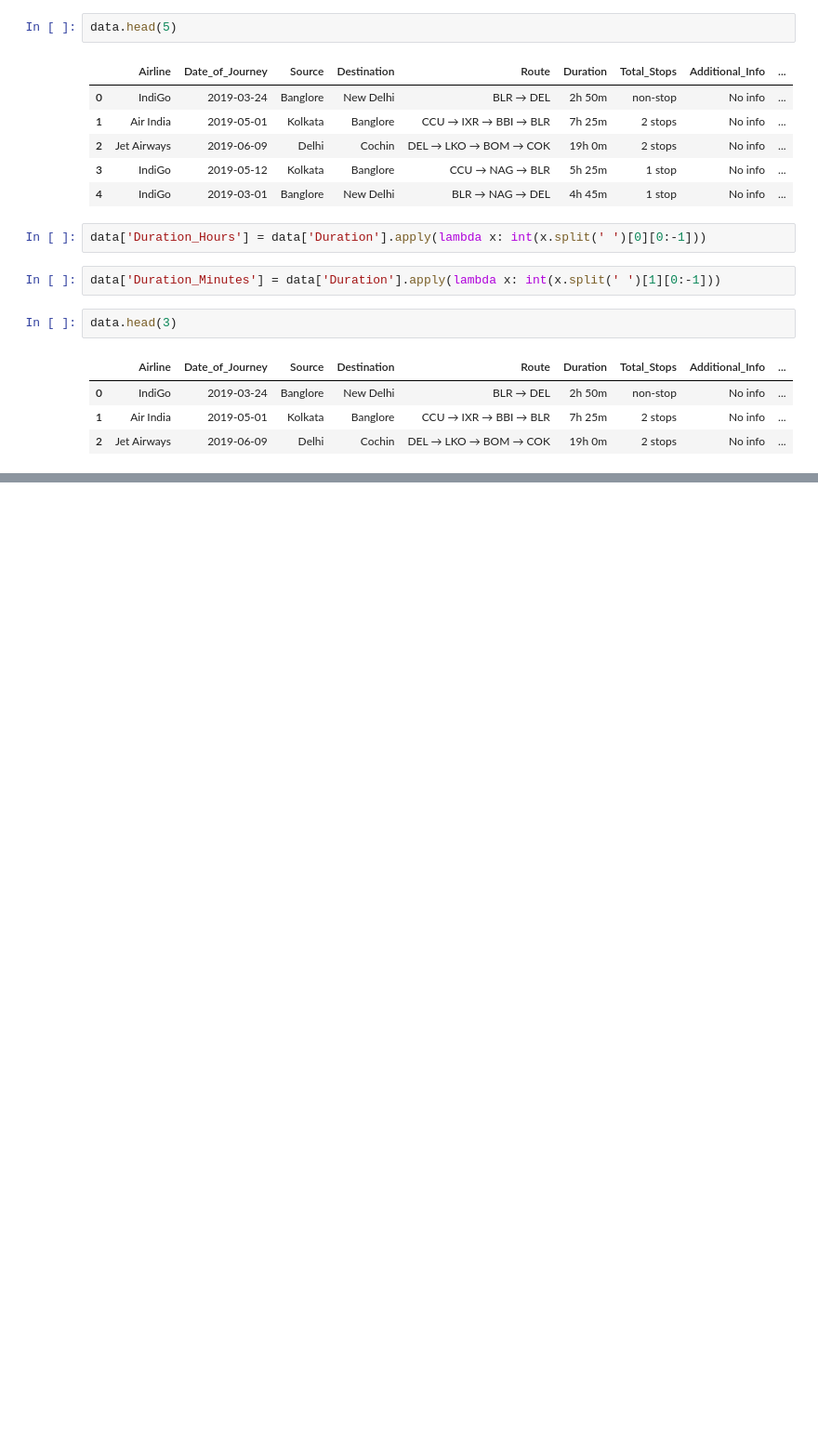
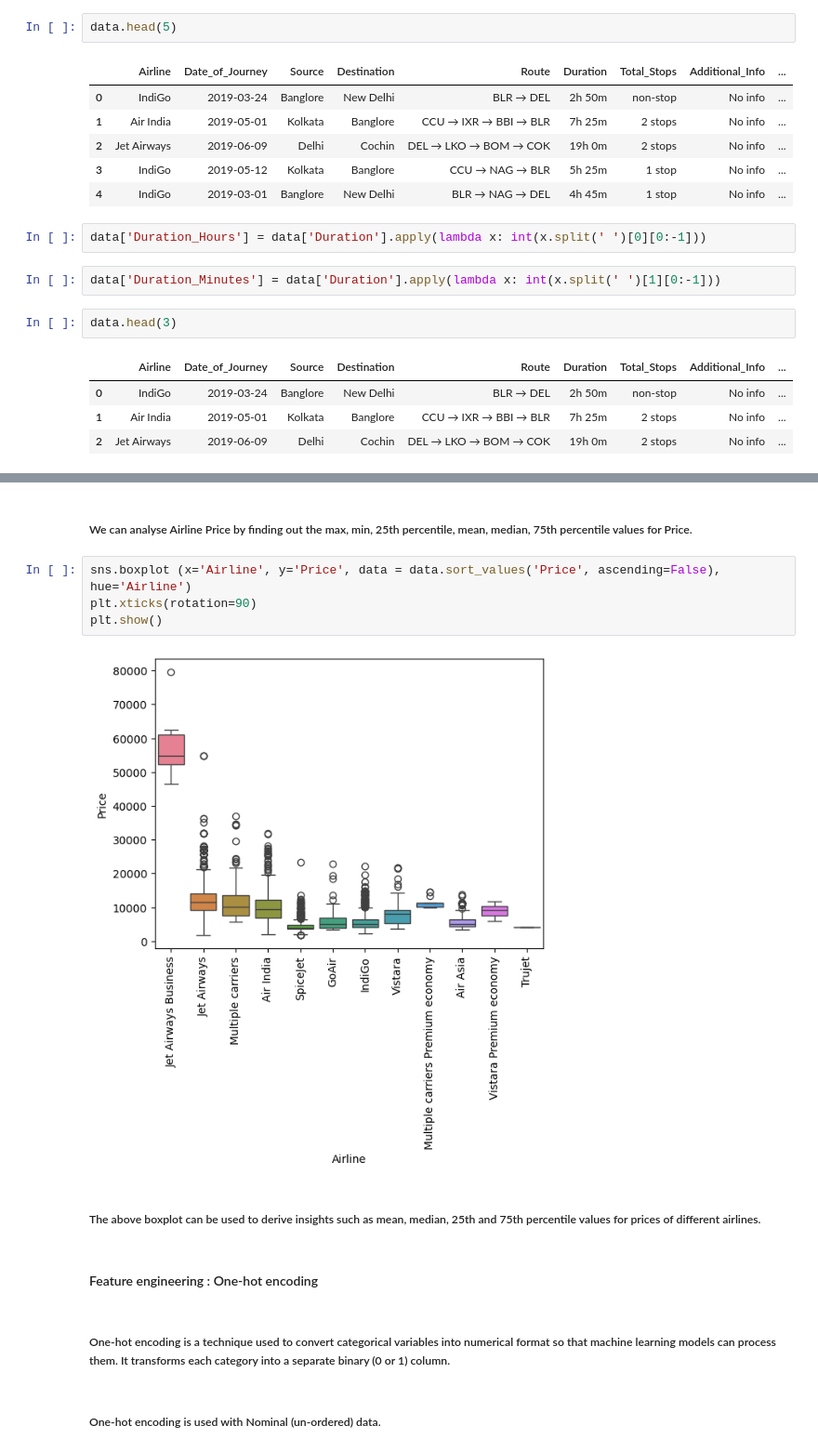
Before and after one commit to vanitiwari/Flight_Price_Prediction, a Jupyter notebook: Flight price prediction model.ipynb, the cells around one changed output, grey strips where cells are left out. Shown at 93% size. Cells and saved outputs as stored; diff of their text form; blank space fills up the shorter version.

```diff
--- a/Flight price prediction model.ipynb
+++ b/Flight price prediction model.ipynb
@@ -403,0 +497,16 @@ data.head(3)
+# %% [markdown]
+##### We can analyse Airline Price by finding out the max, min, 25th percentile, mean, median, 75th percentile values for Price. #####
+# %%
+sns.boxplot (x='Airline', y='Price', data = data.sort_values('Price', ascending=False), hue='Airline')
+plt.xticks(rotation=90)
+plt.show()
+# %% [output]
+[figure, added]
+# %% [markdown]
+##### The above boxplot can be used to derive insights such as mean, median, 25th and 75th percentile values for prices of different airlines. #####
+# %% [markdown]
+#### Feature engineering : One-hot encoding ####
+# %% [markdown]
+##### One-hot encoding is a technique used to convert categorical variables into numerical format so that machine learning models can process them. It transforms each category into a separate binary (0 or 1) column. #####
+# %% [markdown]
+##### One-hot encoding is used with Nominal (un-ordered) data. #####
```
Also changed, not shown: parts of 29 cells of this notebook.
